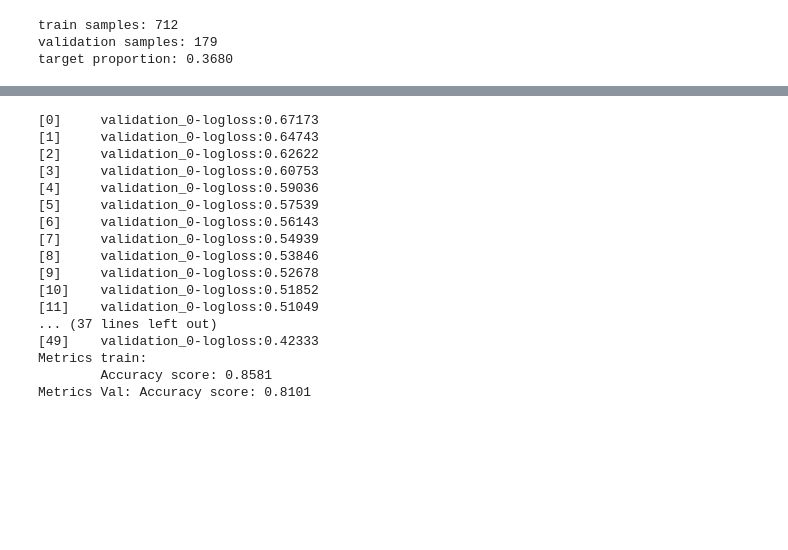
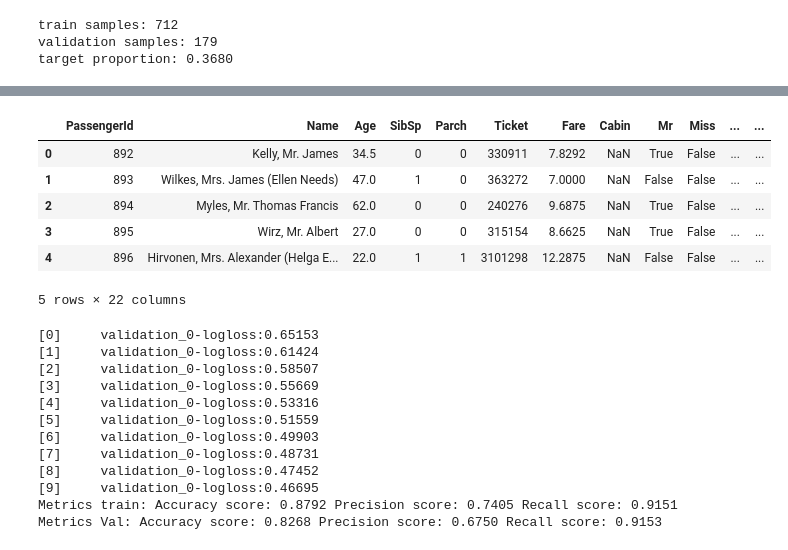
Before and after one commit to Ananthi/TitanicSurvival, a Jupyter notebook: TitanicSurvival.ipynb, the cells around one changed output, grey strips where cells are left out. Drawn from its saved outputs; the diff is of its cells as text; code cells hidden in the pictures; blank space fills up the shorter version.

```diff
--- a/TitanicSurvival.ipynb
+++ b/TitanicSurvival.ipynb
@@ -214,41 +239,45 @@ Max Accuracy at 3, Val Accuracy: 0.8268156424581006, Train Accuracy: 0.869382022
 # %%
 test_data=pd.read_csv(TEST_DATA)
-test_data = pd.get_dummies(data = test_data,
-                         prefix = cat_variables,
-                         columns = cat_variables)
-test_data.head()
-X_test=test_data[features]
-X_test.head()
+X_test = preprocess(test_data)
+display(X_test.head())
 xgb_model = XGBClassifier    (n_estimators = n_est_best, max_depth=best_index,learning_rate = best_learning_rate,early_stopping_rounds = 10,random_state = SEED,verbosity=0)
-xgb_model.fit(X_train,y_train, eval_set = [(X_cv,y_cv)])
+xgb_model.fit(X_train[features],y_train, eval_set = [(X_cv,y_cv)])
 yhat = xgb_model.predict(X_train)
 yhat_cv = xgb_model.predict(X_cv)
 acc_train = accuracy_score(yhat,y_train)
+prec_train = precision_score(yhat,y_train)
+recall_train = recall_score(yhat,y_train)
+
 acc_cv=accuracy_score(yhat_cv,y_cv)
+prec_cv=precision_score(yhat_cv,y_cv)
+recall_cv=recall_score(yhat_cv,y_cv)
+
 accuracy_list_train.append(acc_train)
 accuracy_list_cv.append(acc_cv)
-print(f"Metrics train:\n\tAccuracy score: {acc_train:.4f}")
-print(f"Metrics Val: Accuracy score: {acc_cv:.4f}")
+print(f"Metrics train: Accuracy score: {acc_train:.4f} Precision score: {prec_train:.4f} Recall score: {recall_train:.4f}")
+print(f"Metrics Val: Accuracy score: {acc_cv:.4f} Precision score: {prec_cv:.4f} Recall score: {recall_cv:.4f}")
 
-yhat_test = xgb_model.predict(X_test)
+yhat_test = xgb_model.predict(X_test[features])
 # %% [output]
+|  | PassengerId | Name | Age | SibSp | Parch | Ticket | Fare | Cabin | Mr | Miss | ... | ... |
+| 0 | 892 | Kelly, Mr. James | 34.5 | 0 | 0 | 330911 | 7.8292 | NaN | True | False | ... | ... |
+| 1 | 893 | Wilkes, Mrs. James (Ellen Needs) | 47.0 | 1 | 0 | 363272 | 7.0000 | NaN | False | False | ... | ... |
+| 2 | 894 | Myles, Mr. Thomas Francis | 62.0 | 0 | 0 | 240276 | 9.6875 | NaN | True | False | ... | ... |
+| 3 | 895 | Wirz, Mr. Albert | 27.0 | 0 | 0 | 315154 | 8.6625 | NaN | True | False | ... | ... |
+| 4 | 896 | Hirvonen, Mrs. Alexander (Helga E... | 22.0 | 1 | 1 | 3101298 | 12.2875 | NaN | False | False | ... | ... |
-[0]     validation_0-logloss:0.67173
-[1]     validation_0-logloss:0.64743
-[2]     validation_0-logloss:0.62622
-[3]     validation_0-logloss:0.60753
-[4]     validation_0-logloss:0.59036
-[5]     validation_0-logloss:0.57539
-[6]     validation_0-logloss:0.56143
-[7]     validation_0-logloss:0.54939
-[8]     validation_0-logloss:0.53846
-[9]     validation_0-logloss:0.52678
-[10]    validation_0-logloss:0.51852
-[11]    validation_0-logloss:0.51049
-... (37 lines left out)
-[49]    validation_0-logloss:0.42333
-Metrics train:
-        Accuracy score: 0.8581
-Metrics Val: Accuracy score: 0.8101
+5 rows × 22 columns
+[0]     validation_0-logloss:0.65153
+[1]     validation_0-logloss:0.61424
+[2]     validation_0-logloss:0.58507
+[3]     validation_0-logloss:0.55669
+[4]     validation_0-logloss:0.53316
+[5]     validation_0-logloss:0.51559
+[6]     validation_0-logloss:0.49903
+[7]     validation_0-logloss:0.48731
+[8]     validation_0-logloss:0.47452
+[9]     validation_0-logloss:0.46695
+Metrics train: Accuracy score: 0.8792 Precision score: 0.7405 Recall score: 0.9151
+Metrics Val: Accuracy score: 0.8268 Precision score: 0.6750 Recall score: 0.9153
 # %%
 display(test_data.head())
 test_data["Survived_pred"]=yhat_test
```
Also changed, not shown: parts of 15 cells of this notebook, 2 other files.
